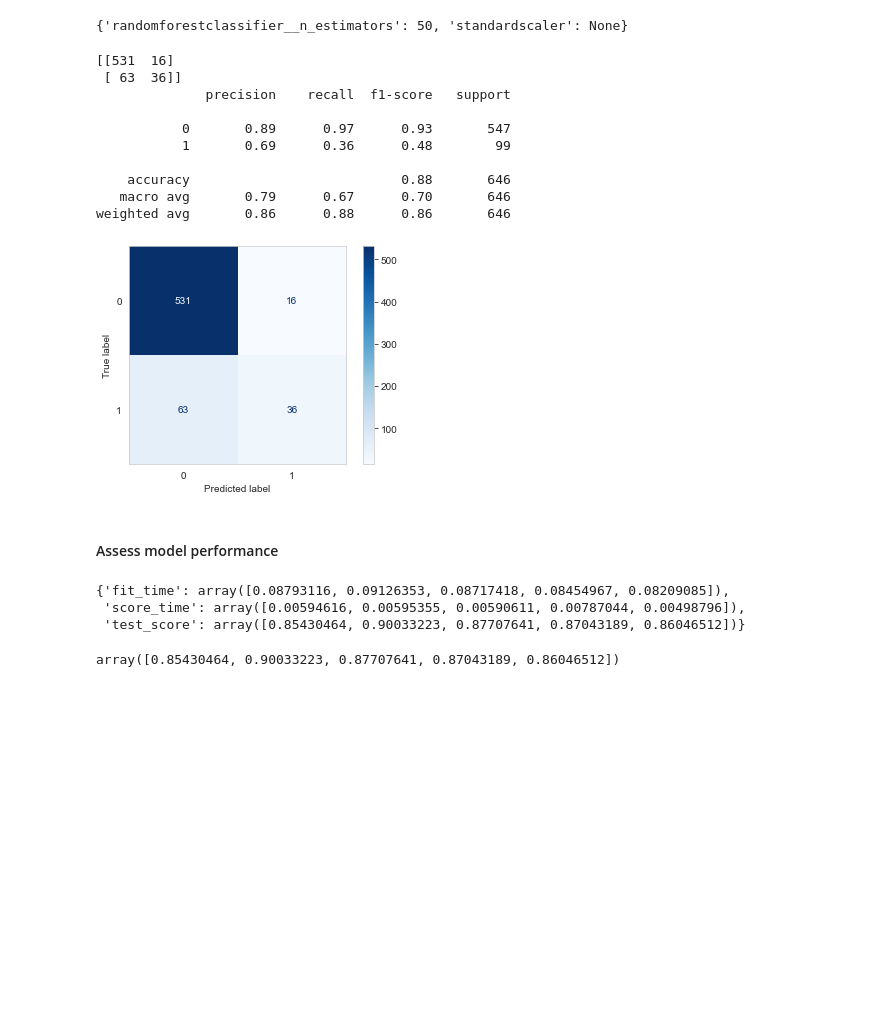
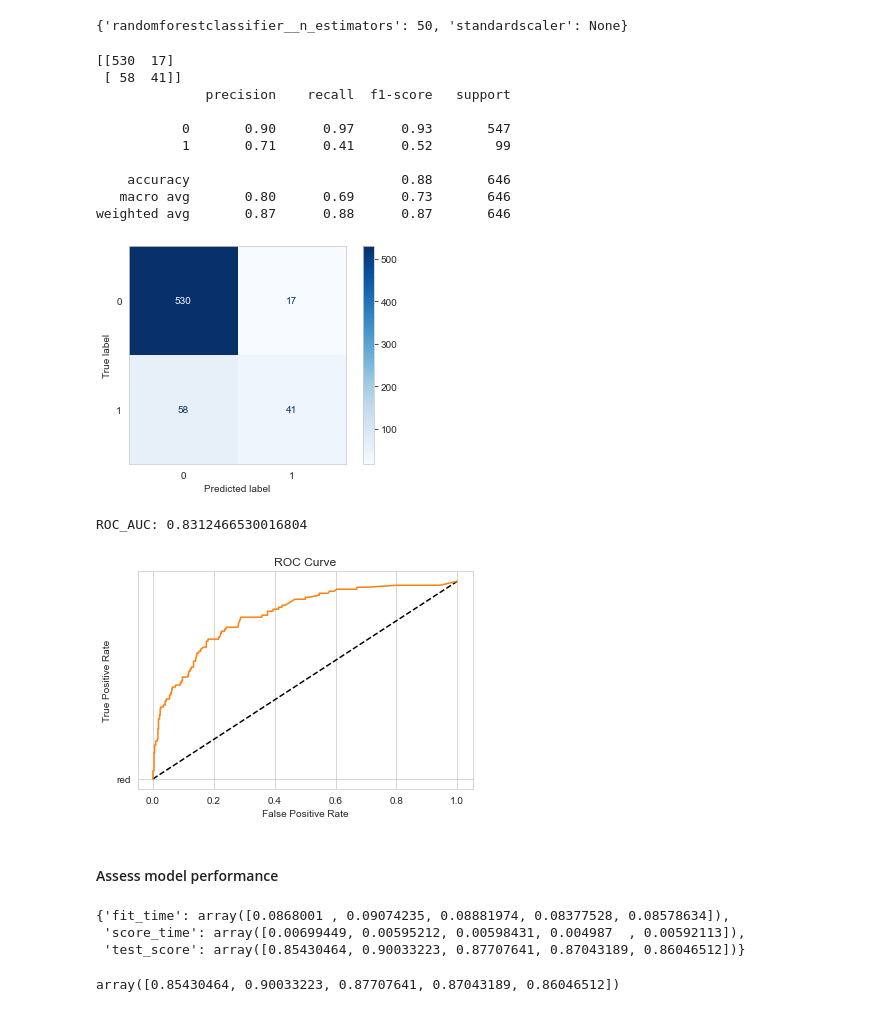
Before and after one commit to livia360/Capstone_project, a Jupyter notebook: 03_Preprocessing_and_Training.ipynb, the cells around one changed output. Cells and saved outputs as stored; diff of their text form; code cells hidden in the pictures; blank space fills up the shorter version.

```diff
--- a/03_Preprocessing_and_Training.ipynb
+++ b/03_Preprocessing_and_Training.ipynb
@@ -279,31 +279,51 @@ print(rf_grid_cv.best_params_)
 {'randomforestclassifier__n_estimators': 50, 'standardscaler': None}
 # %%
 # Fit the model based on the best number of estimators.
-rf = RandomForestClassifier(n_estimators=50, random_state=42)
+rf = RandomForestClassifier(n_estimators=50, max_depth=10, random_state=42)
 rf.fit(X_train, y_train)
 y_pred = rf.predict(X_test)
 # %%
 # plot confusion matrix
 print(confusion_matrix(y_test, y_pred))
 print(classification_report(y_test, y_pred))
-
 cf_2 = confusion_matrix(y_test,y_pred)
 ConfusionMatrixDisplay(cf_2).plot(cmap='Blues')
-
 plt.grid(False)
 plt.show();
 # %% [output]
-[[531  16]
- [ 63  36]]
+[[530  17]
+ [ 58  41]]
               precision    recall  f1-score   support
 
-           0       0.89      0.97      0.93       547
-           1       0.69      0.36      0.48        99
+           0       0.90      0.97      0.93       547
+           1       0.71      0.41      0.52        99
 
     accuracy                           0.88       646
-   macro avg       0.79      0.67      0.70       646
-weighted avg       0.86      0.88      0.86       646
+   macro avg       0.80      0.69      0.73       646
+weighted avg       0.87      0.88      0.87       646
 [figure]
+# %%
+from sklearn.metrics import roc_curve
+
+# Compute predicted probabilities: y_pred_prob
+y_pred_prob = rf.predict_proba(X_test)[:,1]
+
+# Compute and print AUC score
+print("ROC_AUC: {}".format(roc_auc_score(y_test, y_pred_prob)))
+
+# Generate ROC curve values: fpr, tpr, thresholds
+fpr, tpr, thresholds = roc_curve(y_test, y_pred_prob)
+
+# Plot ROC curve
+plt.plot([0, 1], [0, 1], 'k--', 'red')
+plt.plot(fpr, tpr)
+plt.xlabel('False Positive Rate')
+plt.ylabel('True Positive Rate')
+plt.title('ROC Curve')
+plt.show();
+# %% [output]
+ROC_AUC: 0.8312466530016804
+[figure, added]
 # %% [markdown]
 #### Assess model performance
 # %%
@@ -311,8 +331,8 @@ weighted avg       0.86      0.88      0.86       646
 rf_best_cv_results = cross_validate(rf_grid_cv.best_estimator_, X_train, y_train, cv=5)
 rf_best_cv_results
 # %% [output]
-{'fit_time': array([0.08793116, 0.09126353, 0.08717418, 0.08454967, 0.08209085]),
- 'score_time': array([0.00594616, 0.00595355, 0.00590611, 0.00787044, 0.00498796]),
+{'fit_time': array([0.0868001 , 0.09074235, 0.08881974, 0.08377528, 0.08578634]),
+ 'score_time': array([0.00699449, 0.00595212, 0.00598431, 0.004987  , 0.00592113]),
  'test_score': array([0.85430464, 0.90033223, 0.87707641, 0.87043189, 0.86046512])}
 # %%
 rf_best_scores = rf_best_cv_results['test_score']
```
Also changed, not shown: parts of 5 cells of this notebook.
